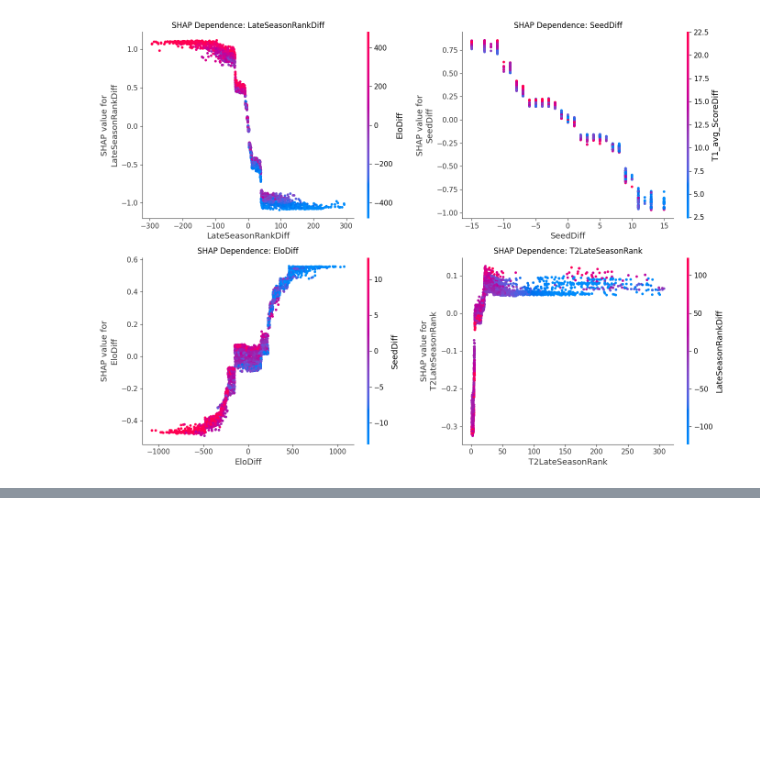
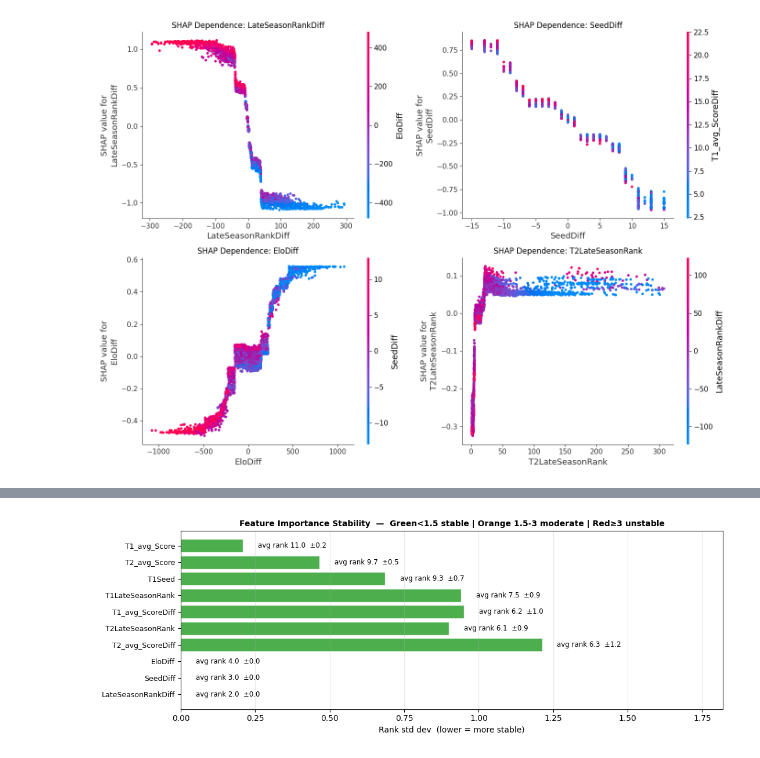
Before and after one commit to cico-rial/march-madness, a Jupyter notebook: march-madness_imp.ipynb, the cells around one changed output, grey strips where cells are left out. Cells and saved outputs as stored; diff of their text form; code cells hidden in the pictures; blank space fills up the shorter version.

```diff
--- a/march-madness_imp.ipynb
+++ b/march-madness_imp.ipynb
@@ -2431,0 +2522,31 @@ plt.show()
+# %%
+imp_seasons = [s for s in all_seasons if s in season_importances]
+imp_matrix  = np.array([season_importances[s] for s in imp_seasons])   # (S, F)
+
+top_n     = min(10, len(STABILITY_FEAT))
+top_idx   = np.argsort(imp_matrix.mean(axis=0))[::-1][:top_n]
+top_names = [STABILITY_FEAT[i] for i in top_idx]
+imp_top   = imp_matrix[:, top_idx]                                       # (S, top_n)
+
+rank_matrix = np.array([
+    len(top_names) + 1 - np.argsort(np.argsort(imp_top[s_i]))
+    for s_i in range(len(imp_seasons))
+])
+rank_std  = rank_matrix.std(axis=0)
+rank_mean = rank_matrix.mean(axis=0)
+colors_bar = ['#2ca02c' if s < 1.5 else '#ff7f0e' if s < 3.0 else '#d62728' for s in rank_std]
+
+fig, ax = plt.subplots(figsize=(11, 4))
+fig.patch.set_facecolor('white'); ax.set_facecolor('white')
+bars = ax.barh(range(top_n), rank_std, color=colors_bar, alpha=0.85, edgecolor='white')
+ax.set_yticks(range(top_n)); ax.set_yticklabels(top_names, fontsize=9)
+ax.set_xlabel('Rank std dev  (lower = more stable)')
+ax.set_title('Feature Importance Stability  —  Green<1.5 stable | Orange 1.5-3 moderate | Red≥3 unstable',
+             fontsize=10, fontweight='bold')
+for bar, std_v, mean_v in zip(bars, rank_std, rank_mean):
+    ax.text(bar.get_width() + 0.05, bar.get_y() + bar.get_height()/2,
+            f'avg rank {mean_v:.1f}  ±{std_v:.1f}', va='center', fontsize=8.5)
+ax.set_xlim(0, max(rank_std.max() * 1.5, 1)); ax.grid(axis='x', alpha=0.3)
+plt.tight_layout(); plt.show()
+# %% [output]
+[figure, added]
```
Also changed, not shown: parts of 26 cells of this notebook.
